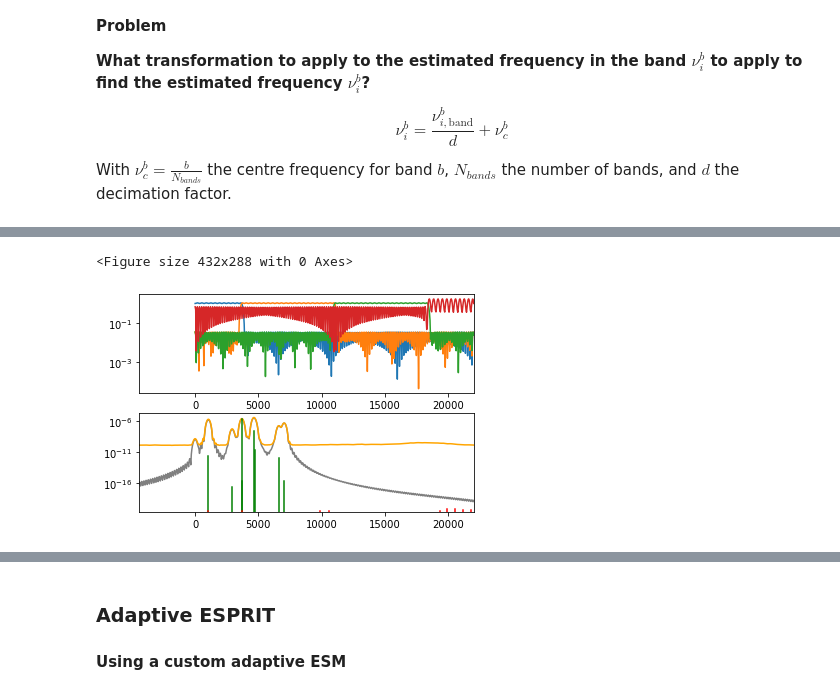
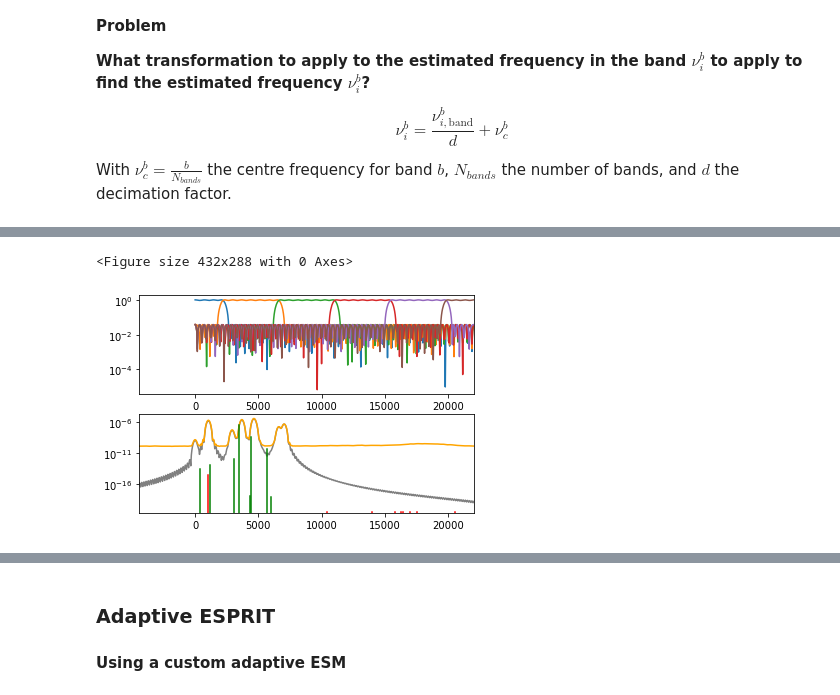
Before and after one commit to piptouque/atiam_pam_hrparam, a Jupyter notebook: source/synth_hr_pierre.ipynb, the cells around one changed output, grey strips where cells are left out. Cells and saved outputs as stored; diff of their text form; code cells hidden in the pictures.

Commit message:
[+]: added filter bank to decomposer.

```diff
--- a/source/synth_hr_pierre.ipynb
+++ b/source/synth_hr_pierre.ipynb
@@ -237,9 +237,9 @@ decomp = EsmSubspaceDecomposer(
     n_fft_noise=n_fft,
     smoothing_factor_noise=smoothing_factor,
     quantile_ratio_noise=quantile_ratio,
-    clip_damp=False,
-    discard_freq=False,
-    correct_alphas=True
+    clip_damp_esm=False,
+    discard_freq_esm=False,
+    correct_alphas_noise=True
 )
 x_esm_est, x_noise, x_white = decomp.perform(x)
 
@@ -290,61 +290,48 @@ $$
 With $\nu_c^b = \frac{b}{N_{bands}}$ the centre frequency for band $b$, $N_{bands}$ the number of bands, and $d$ the decimation factor.
 # %%
 # number of bands
-nb_bands = 4
-decimation_factor = nb_bands / 2
-order_filter = 256
-w_trans = 0.01
-bank = FilterBank(nb_bands, decimation_factor, order_filter=order_filter, w_trans=w_trans)
-x_bands = bank.process(x_white)
+nb_bands = 6
+decimation_factor = nb_bands // 2
+order_filter = 126
+w_trans = 0.02
 
 clip_damp = True
 discard_freq = True
 
-rs_est = []
-zs_est = []
-alphas_est = []
+decomp = EsmSubspaceDecomposer(
+    fs=sr,
+    n_esprit=n,
+    p_max_ester=p_max,
+    n_fft_noise=n_fft,
+    smoothing_factor_noise=smoothing_factor,
+    quantile_ratio_noise=quantile_ratio,
+    nb_bands_bank=nb_bands,
+    decimation_factor_bank=decimation_factor,
+    order_filter_bank=order_filter,
+    w_trans_bank=w_trans,
+    clip_damp_esm=False,
+    discard_freq_esm=False,
+    correct_alphas_noise=True
+)
+x_esm_est, x_noise, x_white = decomp.perform(x)
 
-n_est_fb = 64
-p_max_fb = 8
-for b in range(bank.nb_bands):
-    x_band = x_bands[b]
-    r_band = Ester.estimate_esm_order(x_band, n=n_est_fb, p_max=p_max_fb)
-    rs_est.append(r_band)
-    w_cap, _ = Esprit.subspace_weighting_mats(x_band, n_est, rs_est[b])
-    phi_cap = Esprit.spectral_matrix(w_cap)
-    zs, _ = Esprit.estimate_poles(phi_cap, clip_damp=clip_damp, discard_freq=discard_freq)
-
-    alphas = Esprit.estimate_esm_alphas(x_band, zs)
-    # Correct the normalised frequencies
-    gammas_est_band, nus_est_band = EsmModel.poles_to_dampfreq(zs)
-    # TODO: Not right, fix this
-    nus_est_band = nus_est_band/bank.decimation_factor + bank.nus_centre[b]
-    zs = EsmModel.dampfreq_to_poles(gammas_est_band, nus_est_band)
-
-    zs_est += zs.tolist()
-    alphas_est += alphas.tolist()
-
-# print(nus_est)
-# print(nus)
-zs_est = np.asarray(zs_est)
-alphas_est  = np.asarray(alphas_est)
-_, nus_est = EsmModel.poles_to_dampfreq(zs_est)
-print(np.amin(nus_est), np.amax(nus_est))
-x_esm_est = EsmModel.from_complex(zs_est, alphas_est)
+print(x_esm.nus)
+print(x_esm_est.nus)
 #print(x_esm_est.nus * sr)
 #print(x_esm_est.nus * sr)
 plt.close("all")
 plt.clf()
 plt.figure()
 plt.title("Estimated sinusoids in whitened signal with estimated model ordre")
-plt.subplot(2, 1, 1)
-plt.xlim(np.array([-0.1, 0.5])*sr)
-for b in range(bank.nb_bands):
-    omegas, amps = sig.freqz(bank.filter_coeffs[b], [1])
-    nus = omegas / (2 * np.pi)
-    plt.semilogy(nus * sr, np.abs(amps))
-    # plt.axvline(bank.nus_centre[b] * sr, 0, 1, c='pink')
-plt.subplot(2, 1, 2)
+if decomp.bank is not None:
+    plt.subplot(2, 1, 1)
+    plt.xlim(np.array([-0.1, 0.5])*sr)
+    for b in range(decomp.bank.nb_bands):
+        omegas, amps = sig.freqz(decomp.bank.filter_coeffs[b], [1])
+        nus = omegas / (2 * np.pi)
+        plt.semilogy(nus * sr, np.abs(amps))
+        # plt.axvline(decomp.bank.nus_centre[b] * sr, 0, 1, c='pink')
+    plt.subplot(2, 1, 2)
 plt.xlim(np.array([-0.1, 0.5])*sr)
 plt.semilogy(np.fft.fftshift(fs_x_psd), np.fft.fftshift(x_sine_psd), c='grey')
 plt.semilogy(np.fft.fftshift(fs_x_psd), np.fft.fftshift(x_white_psd), c='orange')
@@ -359,5 +350,5 @@ plt.show()
 <Figure size 432x288 with 0 Axes>
-[figure, old version]
+[figure, new version]
 # %%
 ipd.Audio(np.real(x)/np.max(np.abs(x)), rate=sr)
 # %% [output]
```
Also changed, not shown: parts of 2 cells of this notebook, 6 other files.
